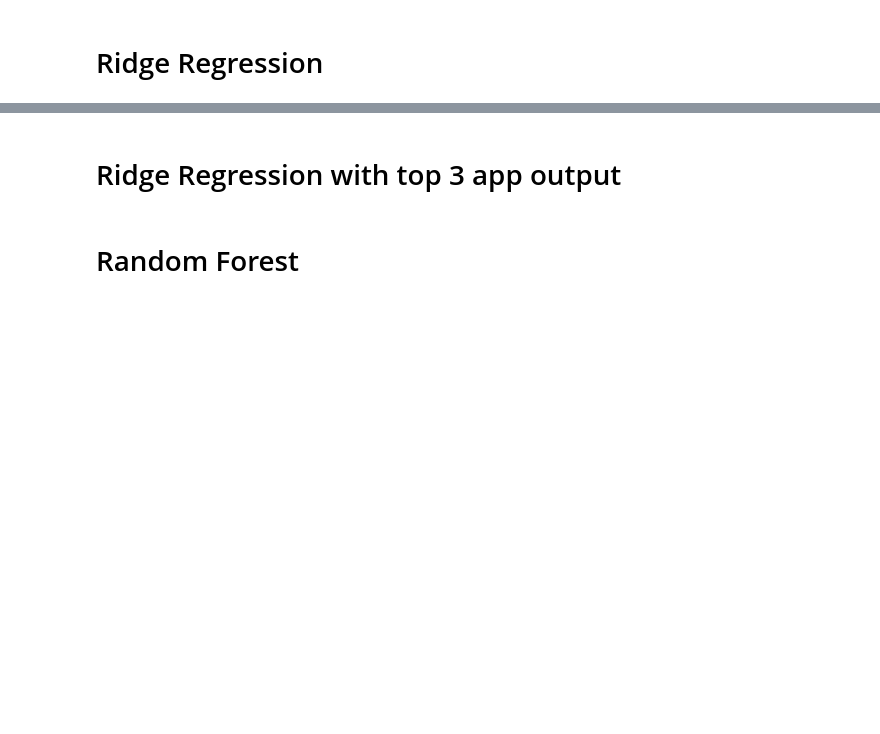
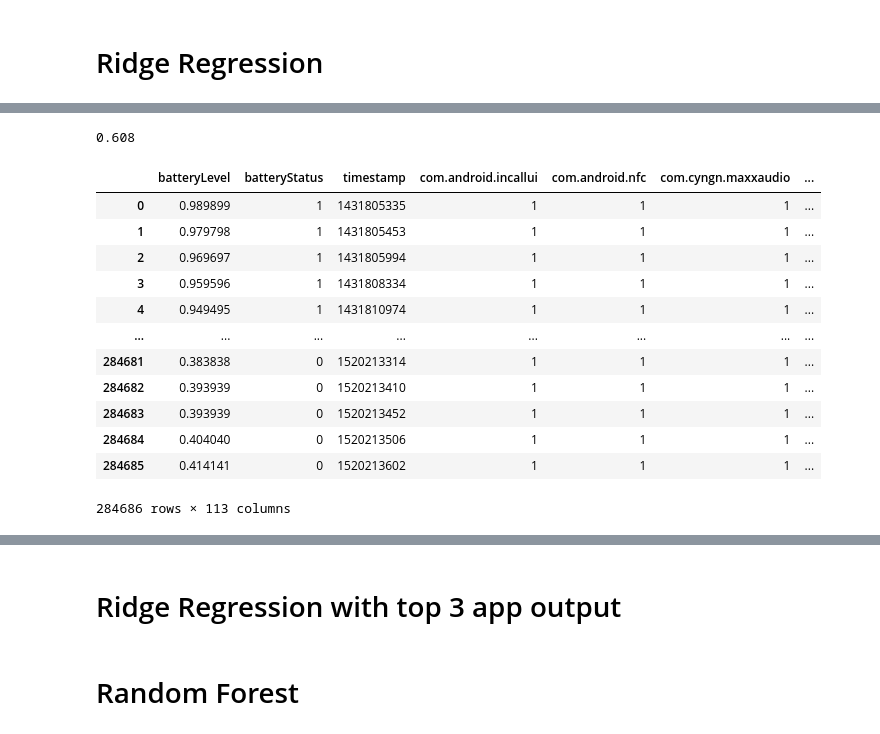
Before and after one commit to rahatzamancse/OS-project, a Jupyter notebook: analysis.ipynb, the cells around one changed output, grey strips where cells are left out. Drawn from its saved outputs; the diff is of its cells as text; code cells hidden in the pictures; blank space fills up the shorter version.

```diff
--- a/analysis.ipynb
+++ b/analysis.ipynb
@@ -169,7 +171,7 @@ apps_cols = X_tmp.iloc[:, 3:]
 y = apps_cols.copy()
 y.loc[:,:] = 0
 
-for i, row in tqdm(apps_cols.iterrows(), total=len(X)):
+for i, row in tqdm(apps_cols.iterrows(), total=len(X_tmp)):
     one_cols = apps_cols.columns[list(row == 1)]
 
     selected_y_cols = np.random.choice(one_cols, size=3, replace=False)
@@ -183,0 +216,5 @@ preds
+# %%
+
+accuracy_score(preds, y[:500])
+# %% [output]
+0.608
@@ -183,0 +228,17 @@ preds
+# %%
+X_tmp = X_tmp.sort_values(by=['timestamp']).reset_index().drop(['index'], axis=1)
+X_tmp
+# %% [output]
+|  | batteryLevel | batteryStatus | timestamp | com.android.incallui | com.android.nfc | com.cyngn.maxxaudio | ... |
+| 0 | 0.989899 | 1 | 1431805335 | 1 | 1 | 1 | ... |
+| 1 | 0.979798 | 1 | 1431805453 | 1 | 1 | 1 | ... |
+| 2 | 0.969697 | 1 | 1431805994 | 1 | 1 | 1 | ... |
+| 3 | 0.959596 | 1 | 1431808334 | 1 | 1 | 1 | ... |
+| 4 | 0.949495 | 1 | 1431810974 | 1 | 1 | 1 | ... |
+| ... | ... | ... | ... | ... | ... | ... | ... |
+| 284681 | 0.383838 | 0 | 1520213314 | 1 | 1 | 1 | ... |
+| 284682 | 0.393939 | 0 | 1520213410 | 1 | 1 | 1 | ... |
+| 284683 | 0.393939 | 0 | 1520213452 | 1 | 1 | 1 | ... |
+| 284684 | 0.404040 | 0 | 1520213506 | 1 | 1 | 1 | ... |
+| 284685 | 0.414141 | 0 | 1520213602 | 1 | 1 | 1 | ... |
+284686 rows × 113 columns
```
Also changed, not shown: parts of 21 cells of this notebook, 1 other file.
